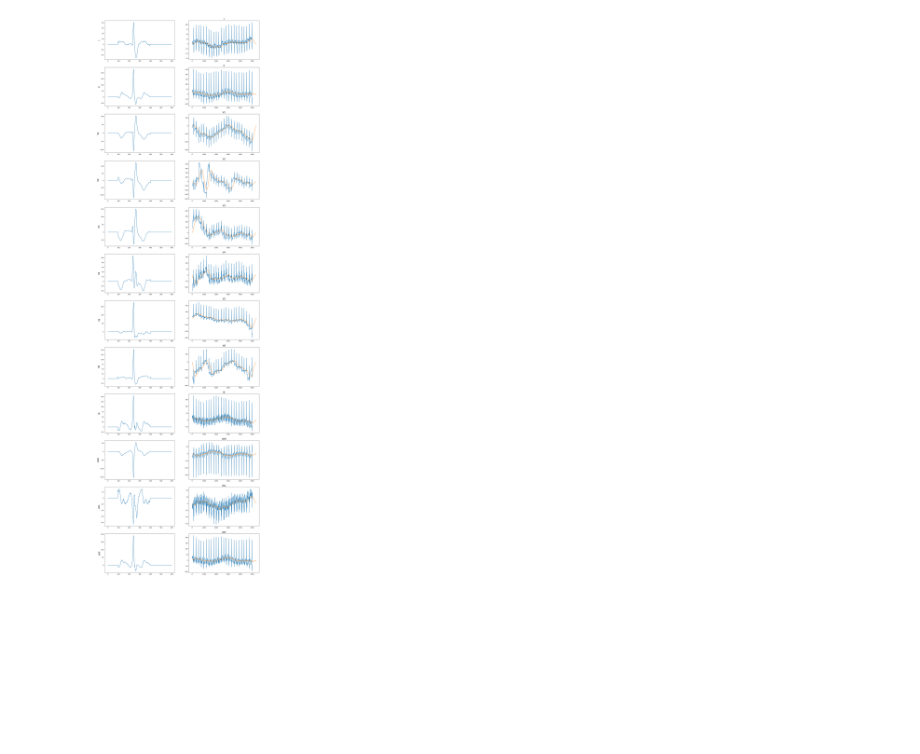
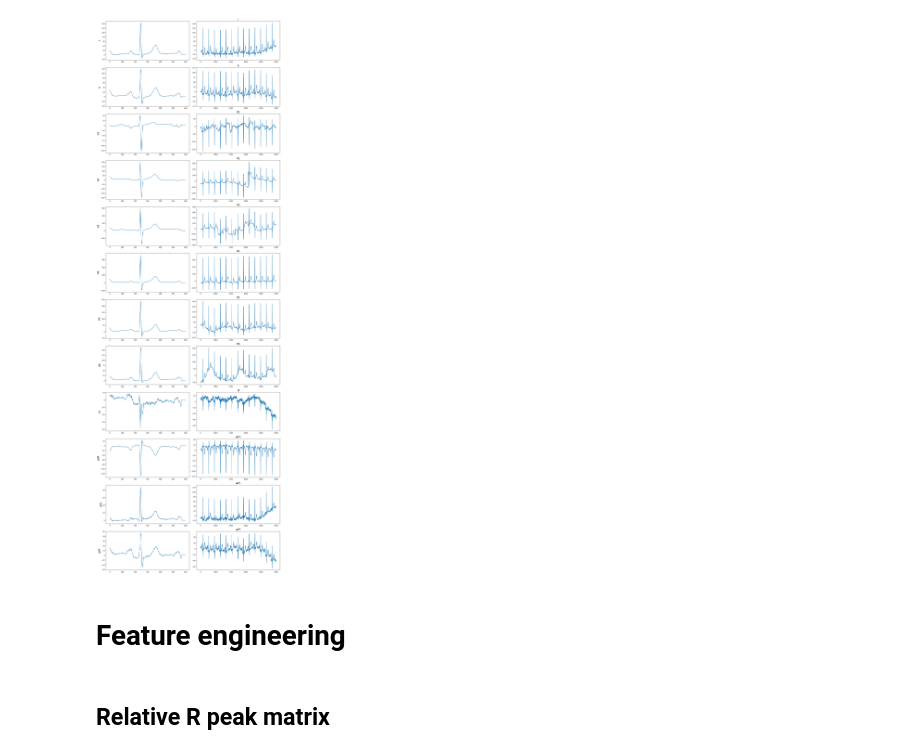
Before and after one commit to IMarkusz/ECGents, a Jupyter notebook: exploration.ipynb, the cells around one changed output. Drawn from its saved outputs; the diff is of its cells as text; code cells hidden in the pictures; blank space fills up the shorter version.

```diff
--- a/exploration.ipynb
+++ b/exploration.ipynb
@@ -13,10 +25,0 @@ DATA_BASE_PATH = "/mnt/cluster_vsbud-dl1-005/hackathon"
-# %%
-file_names = os.listdir(DATA_BASE_PATH)
-
-ecg = ECGXMLReader(f'{DATA_BASE_PATH}/{file_names[3]}', augmentLeads=True)
-# %%
-patient_demographics = [0]
-test_demographics = [0]
-
-# for fname in file_names:
-ecg = ECGXMLReader(f'{DATA_BASE_PATH}/{file_names[10]}', augmentLeads=True)
@@ -42,0 +26,9 @@ ecg.Waveforms[0]
+# %%
+df_meta = pd.read_csv(META_PATH, sep=',', index_col=0)
+
+df_meta['EntryDate'] = pd.to_datetime(df_meta['EntryDate'])
+df_meta['EntryTime'] = pd.to_datetime(df_meta['EntryTime'])
+df_meta['EndDate'] = pd.to_datetime(df_meta['EndDate'])
+df_meta['EndTime'] = pd.to_datetime(df_meta['EndTime'])
+
+len(df_meta)
@@ -42,0 +79,20 @@ ecg.Waveforms[0]
+# %%
+nrow = 10
+fig, axs = plt.subplots(nrow, 3, figsize=(20, nrow*4))
+
+# for i, fname in enumerate(df_meta[df_meta['DischargeTo_Agg'] == 'other']['file'].values[:nrow]):
+for i, fname in enumerate(df_meta['file'].values[:nrow]):
+    ecg = ECGXMLReader(f'{DATA_BASE_PATH}/{fname}', augmentLeads=True)
+
+    ax = axs[i, 0]
+    ax.plot(ecg.LeadVoltages[0]['II'])
+    ax.set_ylabel(ecg.PatientDemographics['PatientID'], fontsize=16)
+
+    ax = axs[i, 1]
+    ax.plot(ecg.LeadVoltages[1]['II'])
+
+    ax = axs[i, 2]
+    ax.plot(preprocess(ecg.LeadVoltages[1]['II']))
+
+fig.tight_layout()
+plt.show()
@@ -43,22 +101,28 @@ ecg.Waveforms[0]
 # %%
+ecg = ECGXMLReader(f'{DATA_BASE_PATH}/{df_meta["file"][10]}', augmentLeads=True)
+
 nrow = len(ecg.LeadVoltages[0])
-fig, axs = plt.subplots(nrow, 2, figsize=(20, nrow*6))
+fig, axs = plt.subplots(nrow, 2, figsize=(16, nrow*4))
 
 for i, (key, voltages) in enumerate(ecg.LeadVoltages[0].items()):
 
     ax = axs[i, 0]
 
     ax.plot(voltages)
     ax.set_ylabel(key, fontsize=16)
 
 for i, (key, voltages) in enumerate(ecg.LeadVoltages[1].items()):
 
     ax = axs[i, 1]
 
     ax.plot(voltages)
-    ax.plot(np.convolve(np.ones(300)/300, voltages))
     ax.set_title(key, fontsize=16)
 
+fig.tight_layout()
 plt.show()
 # %% [output]
-[figure, old version]
+[figure, new version]
+# %% [markdown]
+# Feature engineering
+# %% [markdown]
+## Relative R peak matrix
```
Also changed, not shown: parts of 15 cells of this notebook, 3 other files.
